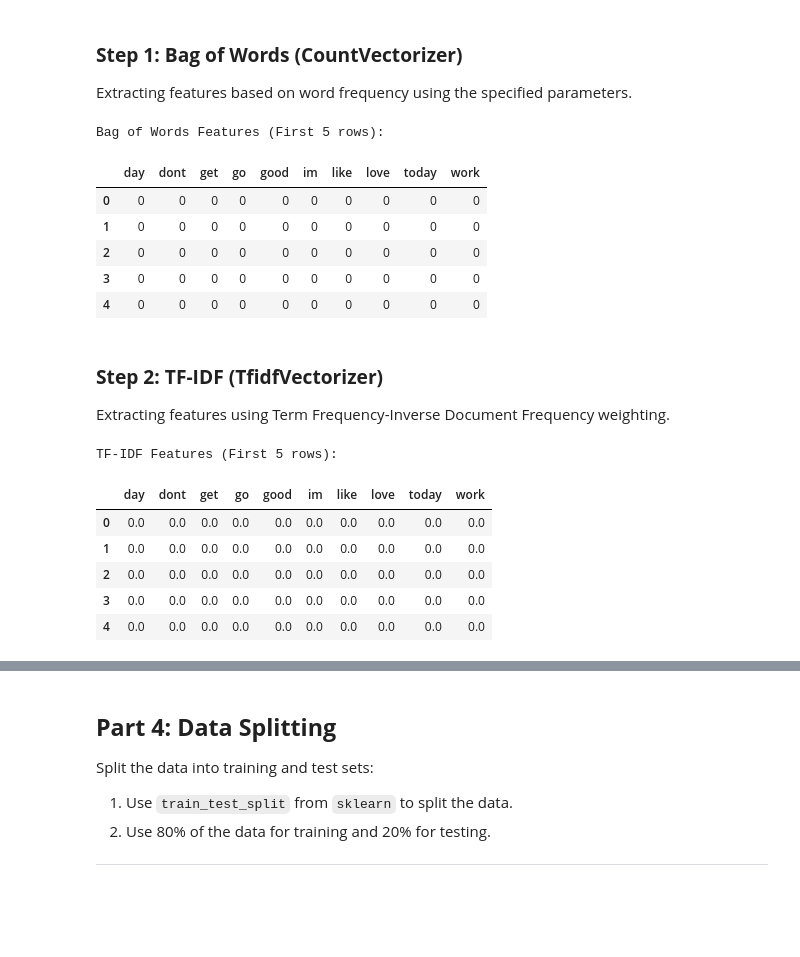
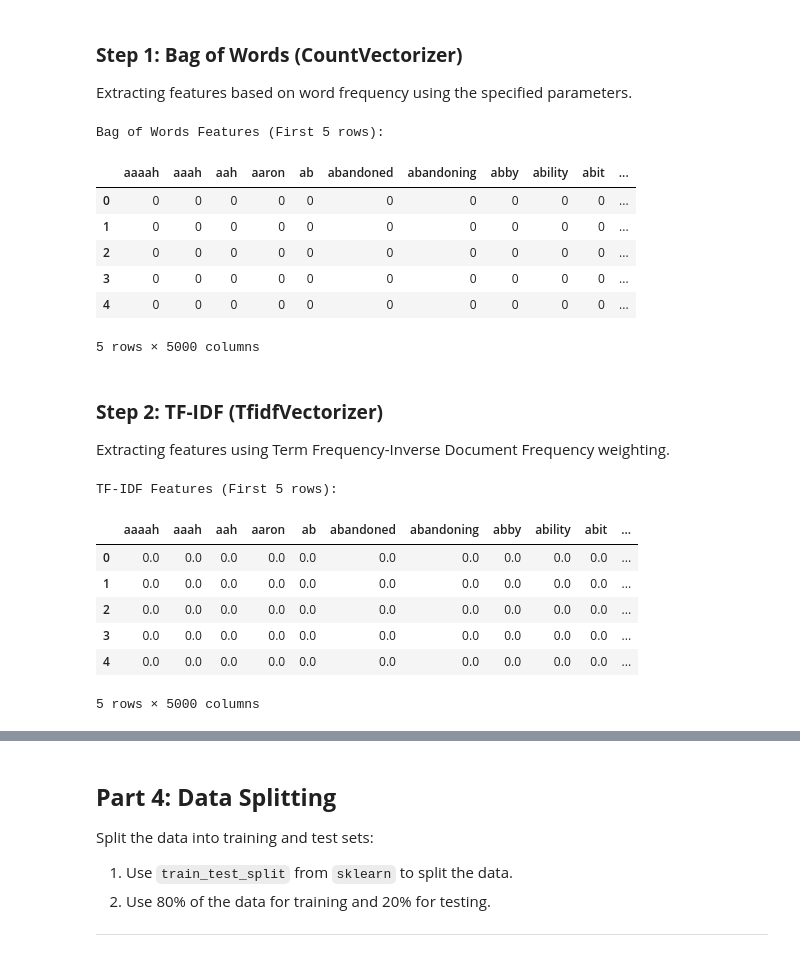
Before and after one commit to M-Talha-Farooqi/NLP-CourseWork, a Jupyter notebook: Assignments/Assignment_2/Solution/F2022065010_Assignment_2.ipynb, the cells around one changed output, grey strips where cells are left out. Cells and saved outputs as stored; diff of their text form; code cells hidden in the pictures; blank space fills up the shorter version.

```diff
--- a/Assignments/Assignment_2/Solution/F2022065010_Assignment_2.ipynb
+++ b/Assignments/Assignment_2/Solution/F2022065010_Assignment_2.ipynb
@@ -217,28 +217,29 @@ Extracting features based on word frequency using the specified parameters.
 # %%
 # Initialize CountVectorizer with specified parameters
 bow_vectorizer = CountVectorizer(
     token_pattern=r'(?u)\b\w\w+\b',
     ngram_range=(1, 1),
     analyzer='word',
-    max_features=10
+    max_features=5000
 )
 
 # Fit and transform the processed text
 bow_features = bow_vectorizer.fit_transform(df_train['processed_text'])
 
 # Convert to DataFrame for visualization
 df_bow = pd.DataFrame(bow_features.toarray(), columns=bow_vectorizer.get_feature_names_out())
 
 print("Bag of Words Features (First 5 rows):")
 display(df_bow.head())
 # %% [output]
 Bag of Words Features (First 5 rows):
-|  | day | dont | get | go | good | im | like | love | today | work |
-| 0 | 0 | 0 | 0 | 0 | 0 | 0 | 0 | 0 | 0 | 0 |
-| 1 | 0 | 0 | 0 | 0 | 0 | 0 | 0 | 0 | 0 | 0 |
-| 2 | 0 | 0 | 0 | 0 | 0 | 0 | 0 | 0 | 0 | 0 |
-| 3 | 0 | 0 | 0 | 0 | 0 | 0 | 0 | 0 | 0 | 0 |
-| 4 | 0 | 0 | 0 | 0 | 0 | 0 | 0 | 0 | 0 | 0 |
+|  | aaaah | aaah | aah | aaron | ab | abandoned | abandoning | abby | ability | abit | ... |
+| 0 | 0 | 0 | 0 | 0 | 0 | 0 | 0 | 0 | 0 | 0 | ... |
+| 1 | 0 | 0 | 0 | 0 | 0 | 0 | 0 | 0 | 0 | 0 | ... |
+| 2 | 0 | 0 | 0 | 0 | 0 | 0 | 0 | 0 | 0 | 0 | ... |
+| 3 | 0 | 0 | 0 | 0 | 0 | 0 | 0 | 0 | 0 | 0 | ... |
+| 4 | 0 | 0 | 0 | 0 | 0 | 0 | 0 | 0 | 0 | 0 | ... |
+5 rows × 5000 columns
 # %% [markdown]
 ### **Step 2: TF-IDF (TfidfVectorizer)**
 Extracting features using Term Frequency-Inverse Document Frequency weighting.
@@ -248,7 +249,7 @@ tfidf_vectorizer = TfidfVectorizer(
     token_pattern=r'(?u)\b\w\w+\b',
     ngram_range=(1, 1),
     analyzer='word',
-    max_features=10
+    max_features=5000
 )
 
 # Fit and transform the processed text
@@ -261,12 +262,13 @@ print("TF-IDF Features (First 5 rows):")
 display(df_tfidf.head())
 # %% [output]
 TF-IDF Features (First 5 rows):
-|  | day | dont | get | go | good | im | like | love | today | work |
-| 0 | 0.0 | 0.0 | 0.0 | 0.0 | 0.0 | 0.0 | 0.0 | 0.0 | 0.0 | 0.0 |
-| 1 | 0.0 | 0.0 | 0.0 | 0.0 | 0.0 | 0.0 | 0.0 | 0.0 | 0.0 | 0.0 |
-| 2 | 0.0 | 0.0 | 0.0 | 0.0 | 0.0 | 0.0 | 0.0 | 0.0 | 0.0 | 0.0 |
-| 3 | 0.0 | 0.0 | 0.0 | 0.0 | 0.0 | 0.0 | 0.0 | 0.0 | 0.0 | 0.0 |
-| 4 | 0.0 | 0.0 | 0.0 | 0.0 | 0.0 | 0.0 | 0.0 | 0.0 | 0.0 | 0.0 |
+|  | aaaah | aaah | aah | aaron | ab | abandoned | abandoning | abby | ability | abit | ... |
+| 0 | 0.0 | 0.0 | 0.0 | 0.0 | 0.0 | 0.0 | 0.0 | 0.0 | 0.0 | 0.0 | ... |
+| 1 | 0.0 | 0.0 | 0.0 | 0.0 | 0.0 | 0.0 | 0.0 | 0.0 | 0.0 | 0.0 | ... |
+| 2 | 0.0 | 0.0 | 0.0 | 0.0 | 0.0 | 0.0 | 0.0 | 0.0 | 0.0 | 0.0 | ... |
+| 3 | 0.0 | 0.0 | 0.0 | 0.0 | 0.0 | 0.0 | 0.0 | 0.0 | 0.0 | 0.0 | ... |
+| 4 | 0.0 | 0.0 | 0.0 | 0.0 | 0.0 | 0.0 | 0.0 | 0.0 | 0.0 | 0.0 | ... |
+5 rows × 5000 columns
 # %%
 # Combining BoW and TF-IDF DataFrames
 # Since columns might overlap (top words), we add suffixes to distinguish them
```
Also changed, not shown: parts of 3 cells of this notebook.
